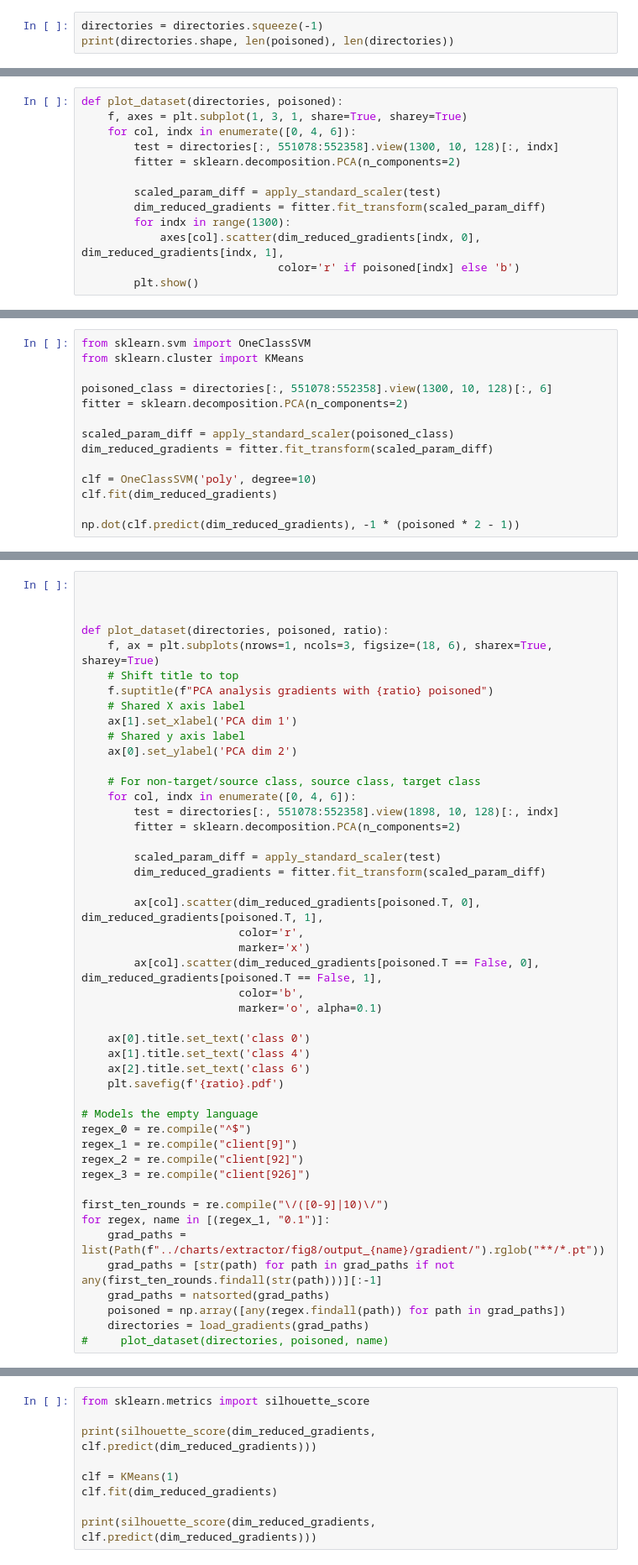
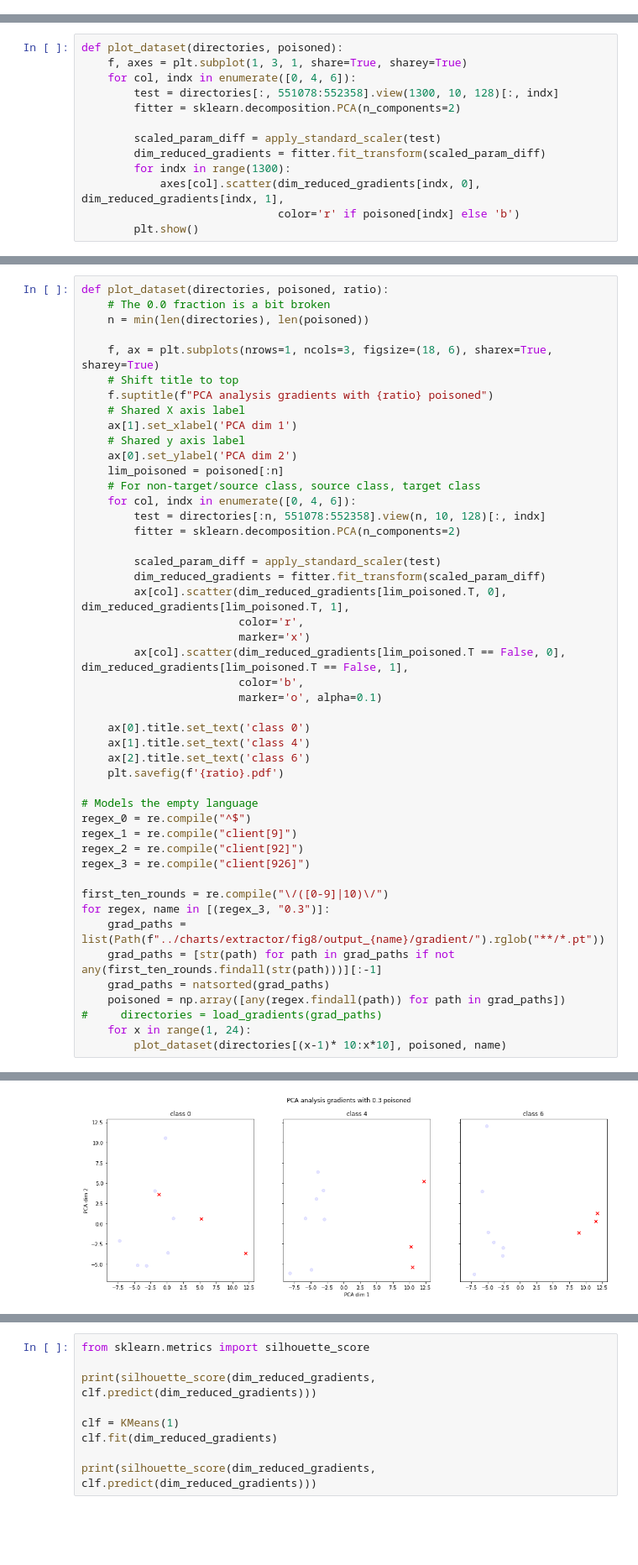
Before and after one commit to JMGaljaard/fltk-testbed, a Jupyter notebook: notebooks/gradient-PCA.ipynb, the cells around one changed output, grey strips where cells are left out. Shown: that part at 84% size. Cells and saved outputs as stored; diff of their text form; blank space fills up the shorter version.

```diff
--- a/notebooks/gradient-PCA.ipynb
+++ b/notebooks/gradient-PCA.ipynb
@@ -28,6 +29,3 @@ def apply_standard_scaler(gradients):
     scaler = StandardScaler()
 
     return scaler.fit_transform(gradients)
-# %%
-directories = directories.squeeze(-1)
-print(directories.shape, len(poisoned), len(directories))
@@ -188,14 +91,0 @@ torch.Size([10, 128])
-# %%
-from sklearn.svm import OneClassSVM
-from sklearn.cluster import KMeans
-
-poisoned_class = directories[:, 551078:552358].view(1300, 10, 128)[:, 6]
-fitter = sklearn.decomposition.PCA(n_components=2)
-
-scaled_param_diff = apply_standard_scaler(poisoned_class)
-dim_reduced_gradients = fitter.fit_transform(scaled_param_diff)
-
-clf = OneClassSVM('poly', degree=10)
-clf.fit(dim_reduced_gradients)
-
-np.dot(clf.predict(dim_reduced_gradients), -1 * (poisoned * 2 - 1))
@@ -220,8 +92,8 @@ NameError: name 'dim_reduced_gradients' is not defined
 # %%
+def plot_dataset(directories, poisoned, ratio):
+    # The 0.0 fraction is a bit broken
+    n = min(len(directories), len(poisoned))
 
-
-
-def plot_dataset(directories, poisoned, ratio):
     f, ax = plt.subplots(nrows=1, ncols=3, figsize=(18, 6), sharex=True, sharey=True)
     # Shift title to top
     f.suptitle(f"PCA analysis gradients with {ratio} poisoned")
@@ -229,19 +101,18 @@ def plot_dataset(directories, poisoned, ratio):
     ax[1].set_xlabel('PCA dim 1')
     # Shared y axis label
     ax[0].set_ylabel('PCA dim 2')
-
+    lim_poisoned = poisoned[:n]
     # For non-target/source class, source class, target class
     for col, indx in enumerate([0, 4, 6]):
-        test = directories[:, 551078:552358].view(1898, 10, 128)[:, indx]
+        test = directories[:n, 551078:552358].view(n, 10, 128)[:, indx]
         fitter = sklearn.decomposition.PCA(n_components=2)
 
         scaled_param_diff = apply_standard_scaler(test)
         dim_reduced_gradients = fitter.fit_transform(scaled_param_diff)
-
-        ax[col].scatter(dim_reduced_gradients[poisoned.T, 0], dim_reduced_gradients[poisoned.T, 1],
+        ax[col].scatter(dim_reduced_gradients[lim_poisoned.T, 0], dim_reduced_gradients[lim_poisoned.T, 1],
                         color='r',
                         marker='x')
-        ax[col].scatter(dim_reduced_gradients[poisoned.T == False, 0], dim_reduced_gradients[poisoned.T == False, 1],
+        ax[col].scatter(dim_reduced_gradients[lim_poisoned.T == False, 0], dim_reduced_gradients[lim_poisoned.T == False, 1],
                         color='b',
                         marker='o', alpha=0.1)
 
@@ -257,10 +128,12 @@ regex_2 = re.compile("client[92]")
 regex_3 = re.compile("client[926]")
 
 first_ten_rounds = re.compile("\/([0-9]|10)\/")
-for regex, name in [(regex_1, "0.1")]:
+for regex, name in [(regex_3, "0.3")]:
     grad_paths = list(Path(f"../charts/extractor/fig8/output_{name}/gradient/").rglob("**/*.pt"))
     grad_paths = [str(path) for path in grad_paths if not any(first_ten_rounds.findall(str(path)))][:-1]
     grad_paths = natsorted(grad_paths)
     poisoned = np.array([any(regex.findall(path)) for path in grad_paths])
-    directories = load_gradients(grad_paths)
-#     plot_dataset(directories, poisoned, name)
+#     directories = load_gradients(grad_paths)
+    for x in range(1, 24):
+        plot_dataset(directories[(x-1)* 10:x*10], poisoned, name)
+# %% [output]
@@ -266,0 +157 @@ for regex, name in [(regex_1, "0.1")]:
+[figure, added]
```
Also changed, not shown: parts of 17 cells of this notebook, 8 other files.
